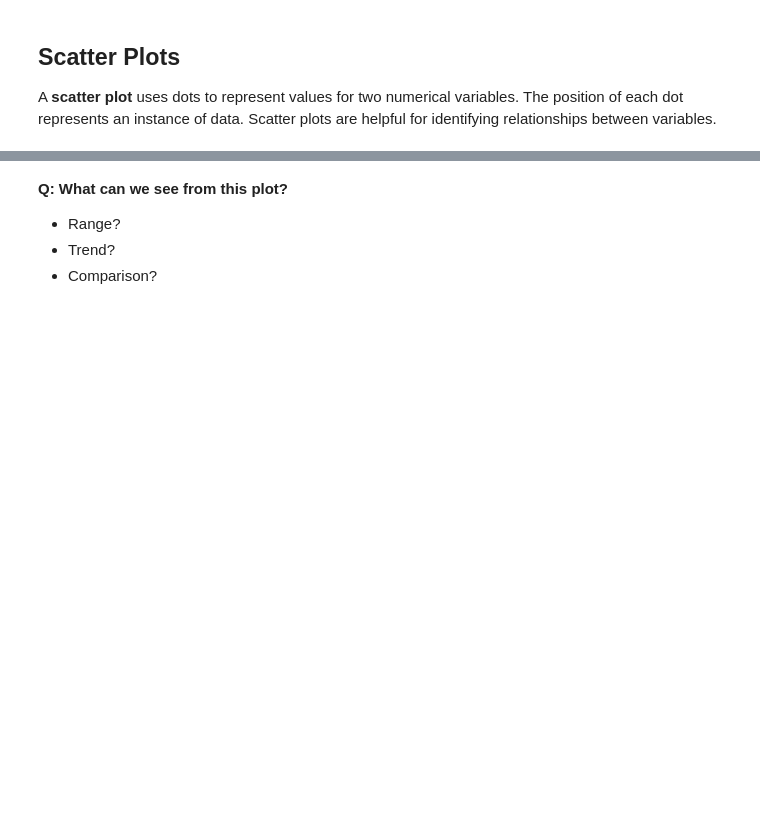
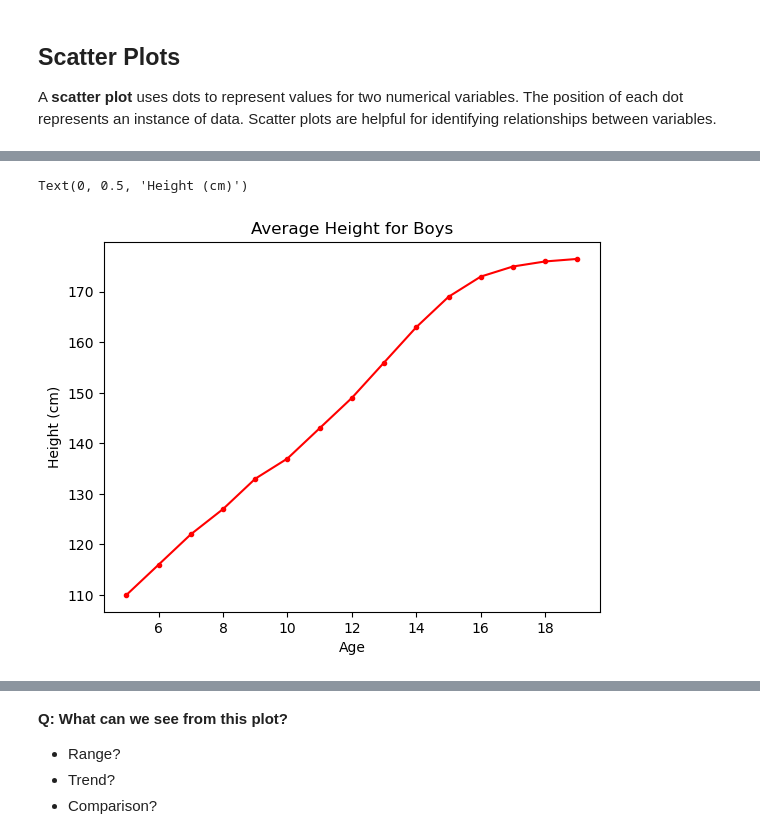
Before and after one commit to ch00226855/CMP464788Spring2023, a Jupyter notebook: Week06_BasicPlotting.ipynb, the cells around one changed output, grey strips where cells are left out. Saved outputs shown, nothing was run; the diff lists cells and outputs as text; code cells hidden in the pictures; blank space fills up the shorter version.

```diff
--- a/Week06_BasicPlotting.ipynb
+++ b/Week06_BasicPlotting.ipynb
@@ -38,10 +59,13 @@ plt.plot(heights_boys['Age'], heights_boys['Height'])
 # %%
 # Add descriptions to the figure
-plt.plot(heights_boys['Age'], heights_boys['Height'], 'r.')
+plt.plot(heights_boys['Age'], heights_boys['Height'], 'r.-')
 # r means red color, . means using a dot for each point
 plt.title("Average Height for Boys")
 plt.xlabel("Age")
 plt.ylabel("Height (cm)")
+# %% [output]
+Text(0, 0.5, 'Height (cm)')
+[figure, added]
 # %%
 # Multiple sequences of data
 heights = pd.DataFrame({'Age': range(5, 20),
```
Also changed, not shown: parts of 30 cells of this notebook.
